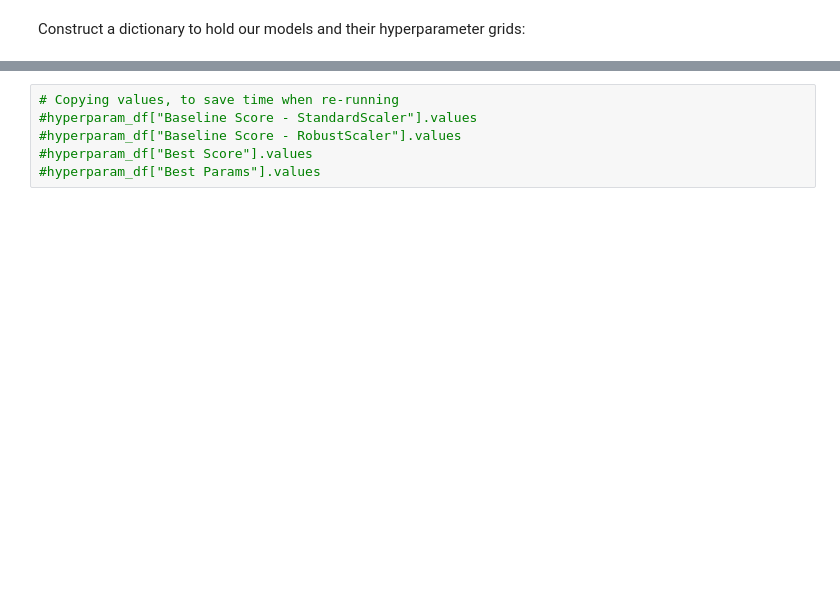
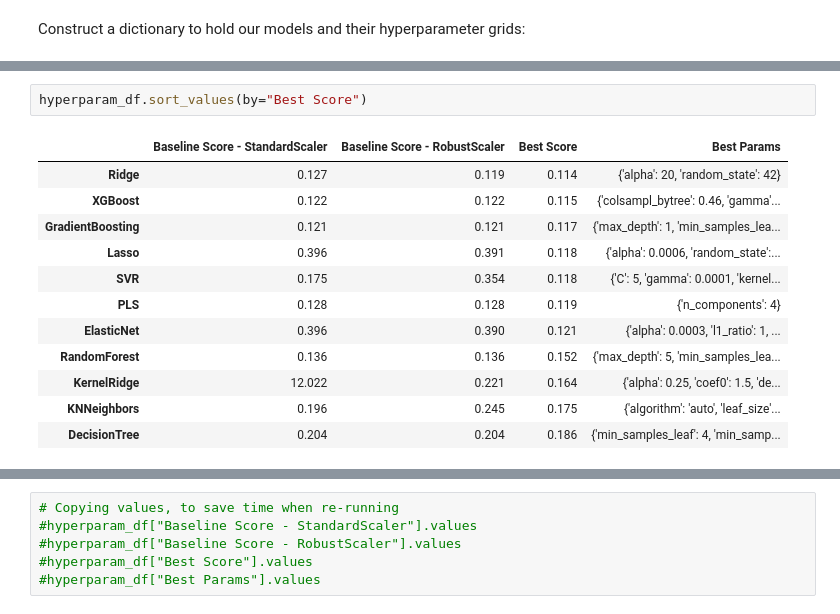
Before and after one commit to amypeniston/kaggle-competitions, a Jupyter notebook: house-prices/2_Data_Prep_Modeling.ipynb, the cells around one changed output, grey strips where cells are left out. Cells and saved outputs as stored; diff of their text form; blank space fills up the shorter version.

```diff
--- a/house-prices/2_Data_Prep_Modeling.ipynb
+++ b/house-prices/2_Data_Prep_Modeling.ipynb
@@ -805,0 +817,15 @@ Fitting 5 folds for each of 1 candidates, totalling 5 fits
+# %%
+hyperparam_df.sort_values(by="Best Score")
+# %% [output]
+|  | Baseline Score - StandardScaler | Baseline Score - RobustScaler | Best Score | Best Params |
+| Ridge | 0.127 | 0.119 | 0.114 | {'alpha': 20, 'random_state': 42} |
+| XGBoost | 0.122 | 0.122 | 0.115 | {'colsampl_bytree': 0.46, 'gamma'... |
+| GradientBoosting | 0.121 | 0.121 | 0.117 | {'max_depth': 1, 'min_samples_lea... |
+| Lasso | 0.396 | 0.391 | 0.118 | {'alpha': 0.0006, 'random_state':... |
+| SVR | 0.175 | 0.354 | 0.118 | {'C': 5, 'gamma': 0.0001, 'kernel... |
+| PLS | 0.128 | 0.128 | 0.119 | {'n_components': 4} |
+| ElasticNet | 0.396 | 0.390 | 0.121 | {'alpha': 0.0003, 'l1_ratio': 1, ... |
+| RandomForest | 0.136 | 0.136 | 0.152 | {'max_depth': 5, 'min_samples_lea... |
+| KernelRidge | 12.022 | 0.221 | 0.164 | {'alpha': 0.25, 'coef0': 1.5, 'de... |
+| KNNeighbors | 0.196 | 0.245 | 0.175 | {'algorithm': 'auto', 'leaf_size'... |
+| DecisionTree | 0.204 | 0.204 | 0.186 | {'min_samples_leaf': 4, 'min_samp... |
```
Also changed, not shown: parts of 43 cells of this notebook.
